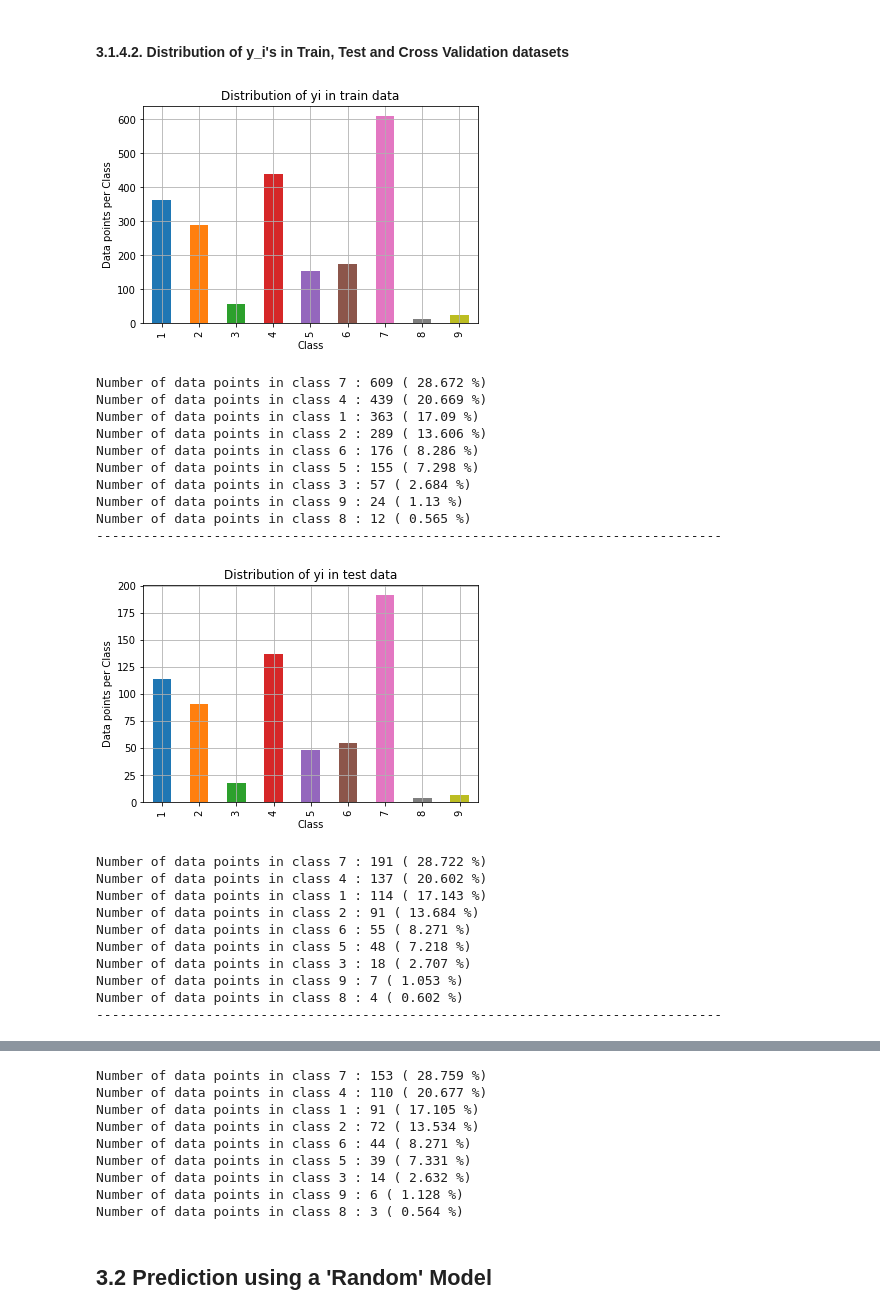
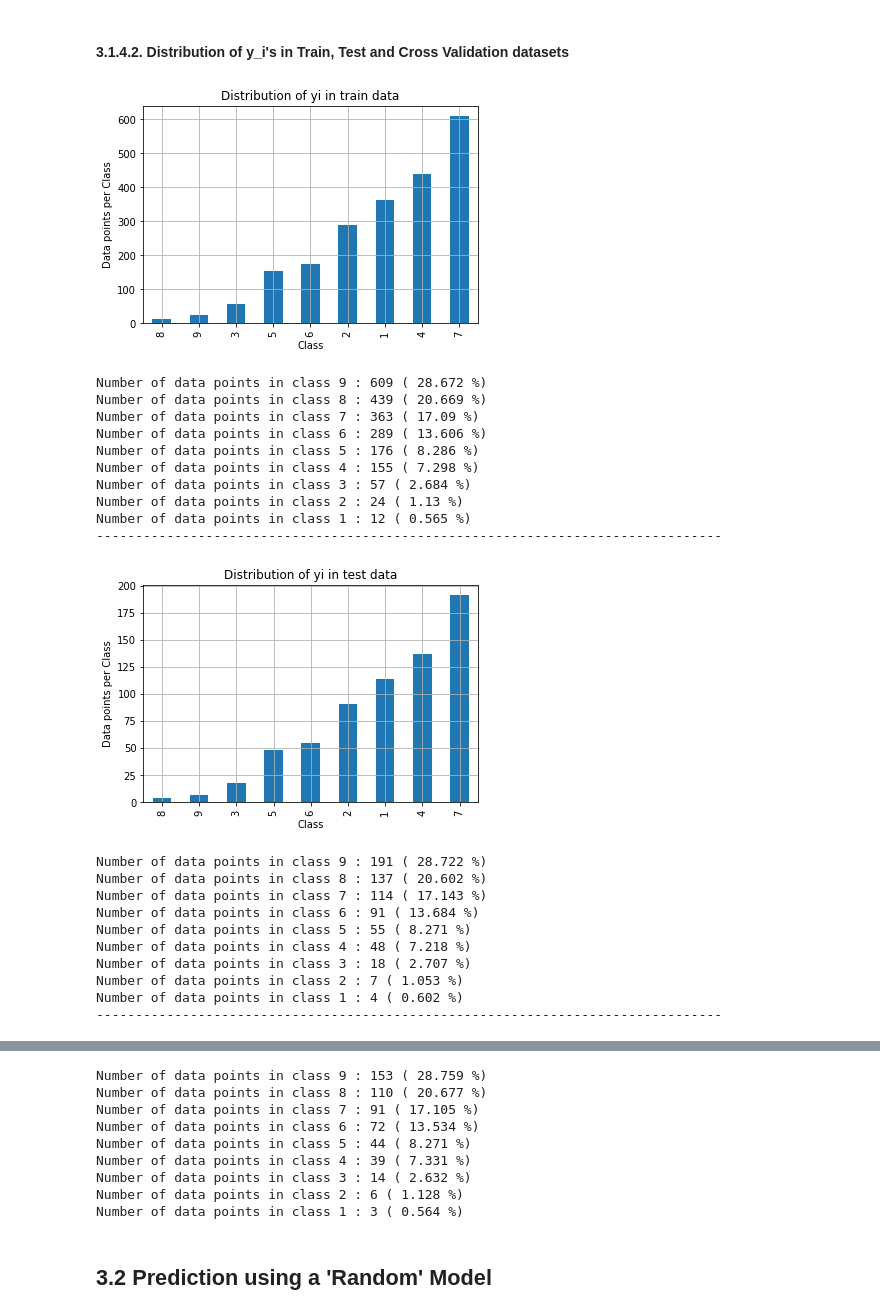
Before and after one commit to aiyazsarwar/Personalized-cancer-Diagnosis, a Jupyter notebook: PersonalizedCancerDiagnosis-FeatureEngineering.ipynb, the cells around one changed output, grey strips where cells are left out. Saved outputs shown, nothing was run; the diff lists cells and outputs as text; code cells hidden in the pictures.

```diff
--- a/PersonalizedCancerDiagnosis-FeatureEngineering.ipynb
+++ b/PersonalizedCancerDiagnosis-FeatureEngineering.ipynb
@@ -229,8 +220,8 @@ data['avgWordLength'] = abs (data['charCountText'] / data['wordCountText'])
 # %%
 #Feature 5 : count of stopwords (we would be removing the stopwords later,so getting the count as it might contain some additional information)
 
-#data['countStopwords'] = data_text['TEXT'].apply(lambda x : len([y for y in str(x).split(' ') if y in stop]))
+data['countStopwords'] = data_text['TEXT'].apply(lambda x : len([y for y in str(x).split(' ') if y in stop]))
 # %%
 #Feature 6 : getting sentiment of the text using TEXTBLOB.1 refers pure positive and -1 as pure negative.sentiment 1 might have positive text which could indicate the person is disease free or sure of it.
 
-#data['textSentiment'] = data_text['TEXT'].apply(lambda x : TextBlob(str(x)).sentiment[0])
+data['textSentiment'] = data_text['TEXT'].apply(lambda x : TextBlob(str(x)).sentiment[0])
@@ -246,3 +228,6 @@ data.head()
+# %%
+#Mapping the negative sentiments to 0 and positive to 1
+data['textSentiment'] = data['textSentiment'].apply(lambda x : 0 if x < 0 else 1)
 # %% [markdown]
 <h3>3.1.3. Preprocessing of text</h3>
 # %%
@@ -336,9 +321,9 @@ Number of data points in cross validation data: 532
 <h4>3.1.4.2. Distribution of y_i's in Train, Test and Cross Validation datasets</h4>
 # %%
 # it returns a dict, keys as class labels and values as the number of data points in that class
-train_class_distribution = train_df['Class'].value_counts().sortlevel()
-test_class_distribution = test_df['Class'].value_counts().sortlevel()
-cv_class_distribution = cv_df['Class'].value_counts().sortlevel()
+train_class_distribution = train_df['Class'].value_counts().sort_values()
+test_class_distribution = test_df['Class'].value_counts().sort_values()
+cv_class_distribution = cv_df['Class'].value_counts().sort_values()
 
 my_colors = 'rgbkymc'
 train_class_distribution.plot(kind='bar')
@@ -358,52 +343,52 @@ for i in sorted_yi:
 print('-'*80)
 my_colors = 'rgbkymc'
 test_class_distribution.plot(kind='bar')
 plt.xlabel('Class')
 plt.ylabel('Data points per Class')
 plt.title('Distribution of yi in test data')
 plt.grid()
 plt.show()
 
 # ref: argsort https://docs.scipy.org/doc/numpy/reference/generated/numpy.argsort.html
 # -(train_class_distribution.values): the minus sign will give us in decreasing order
 sorted_yi = np.argsort(-test_class_distribution.values)
 for i in sorted_yi:
     print('Number of data points in class', i+1, ':',test_class_distribution.values[i], '(', np.round((test_class_distribution.values[i]/test_df.shape[0]*100), 3), '%)')
 
 print('-'*80)
 my_colors = 'rgbkymc'
 cv_class_distribution.plot(kind='bar')
 plt.xlabel('Class')
 plt.ylabel('Data points per Class')
 plt.title('Distribution of yi in cross validation data')
 plt.grid()
 plt.show()
 
 # ref: argsort https://docs.scipy.org/doc/numpy/reference/generated/numpy.argsort.html
 # -(train_class_distribution.values): the minus sign will give us in decreasing order
 sorted_yi = np.argsort(-train_class_distribution.values)
 for i in sorted_yi:
     print('Number of data points in class', i+1, ':',cv_class_distribution.values[i], '(', np.round((cv_class_distribution.values[i]/cv_df.shape[0]*100), 3), '%)')
 # %% [output]
-[figure, old version]
+[figure, new version]
-Number of data points in class 7 : 609 ( 28.672 %)
-Number of data points in class 4 : 439 ( 20.669 %)
-Number of data points in class 1 : 363 ( 17.09 %)
-Number of data points in class 2 : 289 ( 13.606 %)
-Number of data points in class 6 : 176 ( 8.286 %)
-Number of data points in class 5 : 155 ( 7.298 %)
+Number of data points in class 9 : 609 ( 28.672 %)
+Number of data points in class 8 : 439 ( 20.669 %)
+Number of data points in class 7 : 363 ( 17.09 %)
+Number of data points in class 6 : 289 ( 13.606 %)
+Number of data points in class 5 : 176 ( 8.286 %)
+Number of data points in class 4 : 155 ( 7.298 %)
 Number of data points in class 3 : 57 ( 2.684 %)
-Number of data points in class 9 : 24 ( 1.13 %)
-Number of data points in class 8 : 12 ( 0.565 %)
+Number of data points in class 2 : 24 ( 1.13 %)
+Number of data points in class 1 : 12 ( 0.565 %)
 --------------------------------------------------------------------------------
-[figure, old version]
+[figure, new version]
-Number of data points in class 7 : 191 ( 28.722 %)
-Number of data points in class 4 : 137 ( 20.602 %)
-Number of data points in class 1 : 114 ( 17.143 %)
-Number of data points in class 2 : 91 ( 13.684 %)
-Number of data points in class 6 : 55 ( 8.271 %)
-Number of data points in class 5 : 48 ( 7.218 %)
+Number of data points in class 9 : 191 ( 28.722 %)
+Number of data points in class 8 : 137 ( 20.602 %)
+Number of data points in class 7 : 114 ( 17.143 %)
+Number of data points in class 6 : 91 ( 13.684 %)
+Number of data points in class 5 : 55 ( 8.271 %)
+Number of data points in class 4 : 48 ( 7.218 %)
 Number of data points in class 3 : 18 ( 2.707 %)
-Number of data points in class 9 : 7 ( 1.053 %)
-Number of data points in class 8 : 4 ( 0.602 %)
+Number of data points in class 2 : 7 ( 1.053 %)
+Number of data points in class 1 : 4 ( 0.602 %)
 --------------------------------------------------------------------------------
@@ -411,12 +396,12 @@ Number of data points in class 8 : 4 ( 0.602 %)
-Number of data points in class 7 : 153 ( 28.759 %)
-Number of data points in class 4 : 110 ( 20.677 %)
-Number of data points in class 1 : 91 ( 17.105 %)
-Number of data points in class 2 : 72 ( 13.534 %)
-Number of data points in class 6 : 44 ( 8.271 %)
-Number of data points in class 5 : 39 ( 7.331 %)
+Number of data points in class 9 : 153 ( 28.759 %)
+Number of data points in class 8 : 110 ( 20.677 %)
+Number of data points in class 7 : 91 ( 17.105 %)
+Number of data points in class 6 : 72 ( 13.534 %)
+Number of data points in class 5 : 44 ( 8.271 %)
+Number of data points in class 4 : 39 ( 7.331 %)
 Number of data points in class 3 : 14 ( 2.632 %)
-Number of data points in class 9 : 6 ( 1.128 %)
-Number of data points in class 8 : 3 ( 0.564 %)
+Number of data points in class 2 : 6 ( 1.128 %)
+Number of data points in class 1 : 3 ( 0.564 %)
 # %% [markdown]
 <h2>3.2 Prediction using a 'Random' Model</h2>
 # %% [markdown]
```
Also changed, not shown: parts of 81 cells of this notebook, 1 other file.
